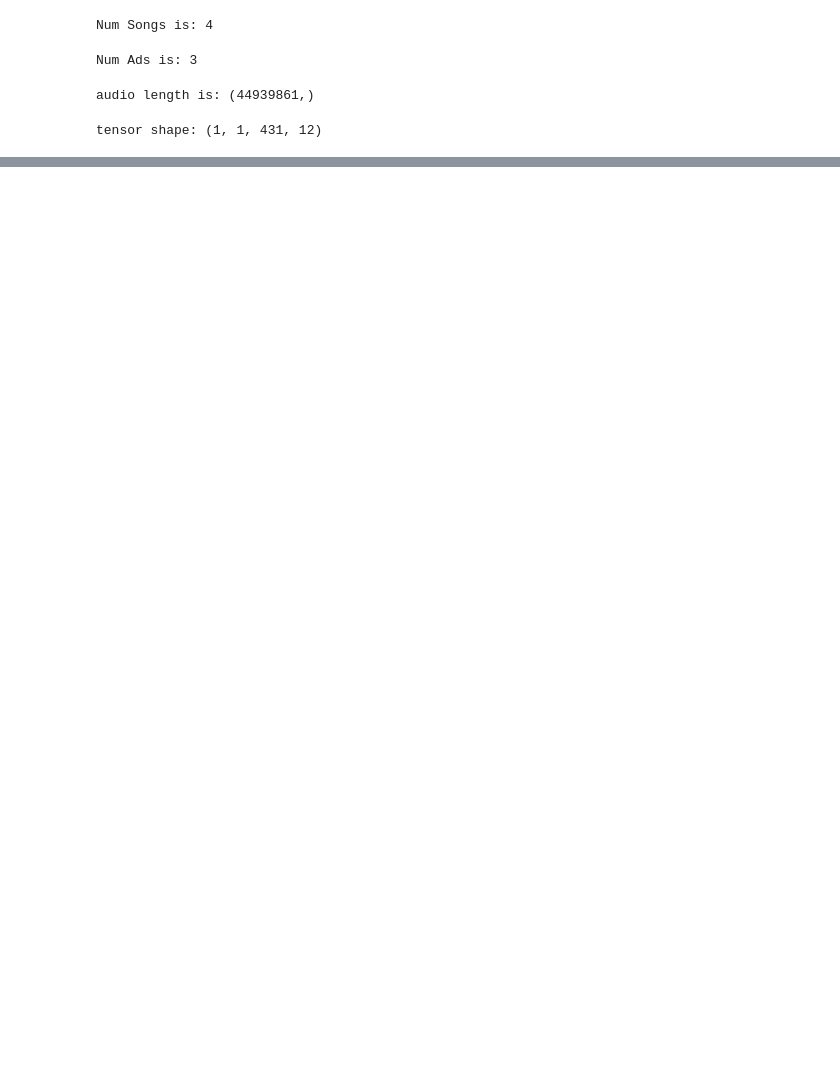
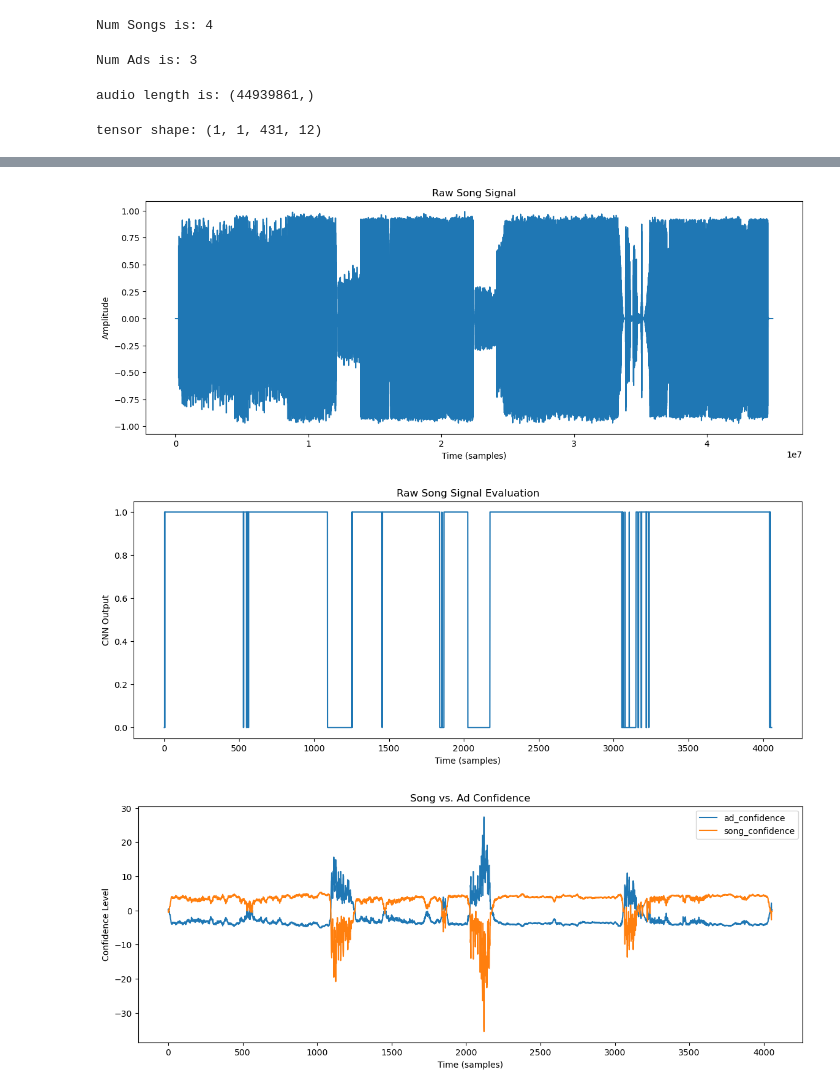
Before and after one commit to sion23/radio-adblock, a Jupyter notebook: cnn_test_complex.ipynb, the cells around one changed output, grey strips where cells are left out. Saved outputs shown, nothing was run; the diff lists cells and outputs as text; code cells hidden in the pictures; blank space fills up the shorter version.

```diff
--- a/cnn_test_complex.ipynb
+++ b/cnn_test_complex.ipynb
@@ -186,0 +321,30 @@ plt.show()
+# %%
+#plot song (MFCC + delta)
+plt.figure(figsize=(14, 5))
+plt.plot(audio)
+plt.xlabel('Time (samples)')
+plt.ylabel('Amplitude')
+plt.title('Raw Song Signal')
+plt.show()
+
+#plot eval
+plt.figure(figsize=(14, 5))
+plt.plot(audio_eval_mfcc_d)
+plt.xlabel('Time (samples)')
+plt.ylabel('CNN Output')
+plt.title('Raw Song Signal Evaluation')
+plt.show()
+
+#plot confidences
+plt.figure(figsize=(14, 5))
+plt.plot(ad_confidence_mfcc_d, label='ad_confidence')
+plt.plot(song_confidence_mfcc_d, label='song_confidence')
+plt.legend(loc='upper right')
+plt.xlabel('Time (samples)')
+plt.ylabel('Confidence Level')
+plt.title('Song vs. Ad Confidence')
+plt.show()
+# %% [output]
+[figure, added]
+[figure, added]
+[figure, added]
```
Also changed, not shown: parts of 10 cells of this notebook, 2 other files.
